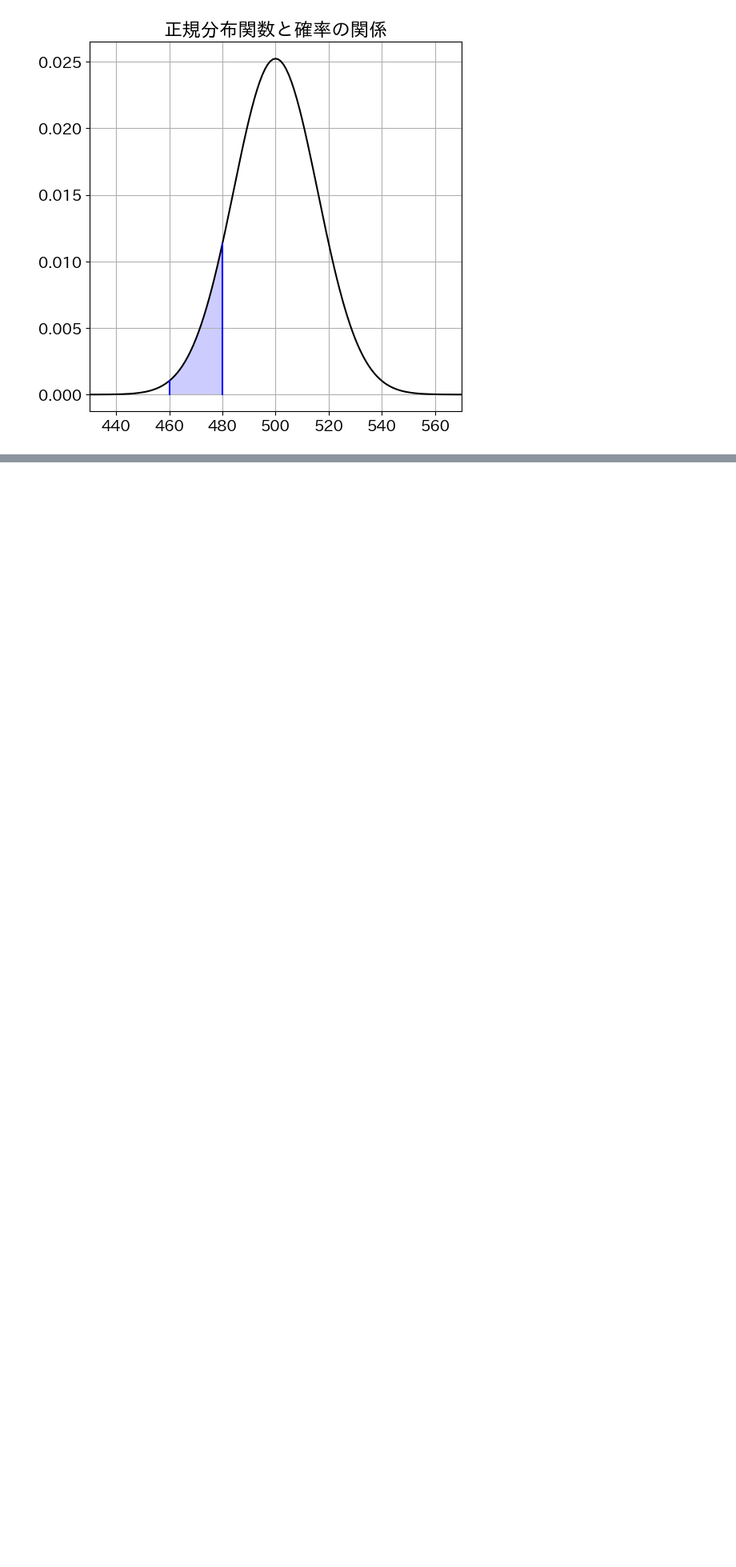
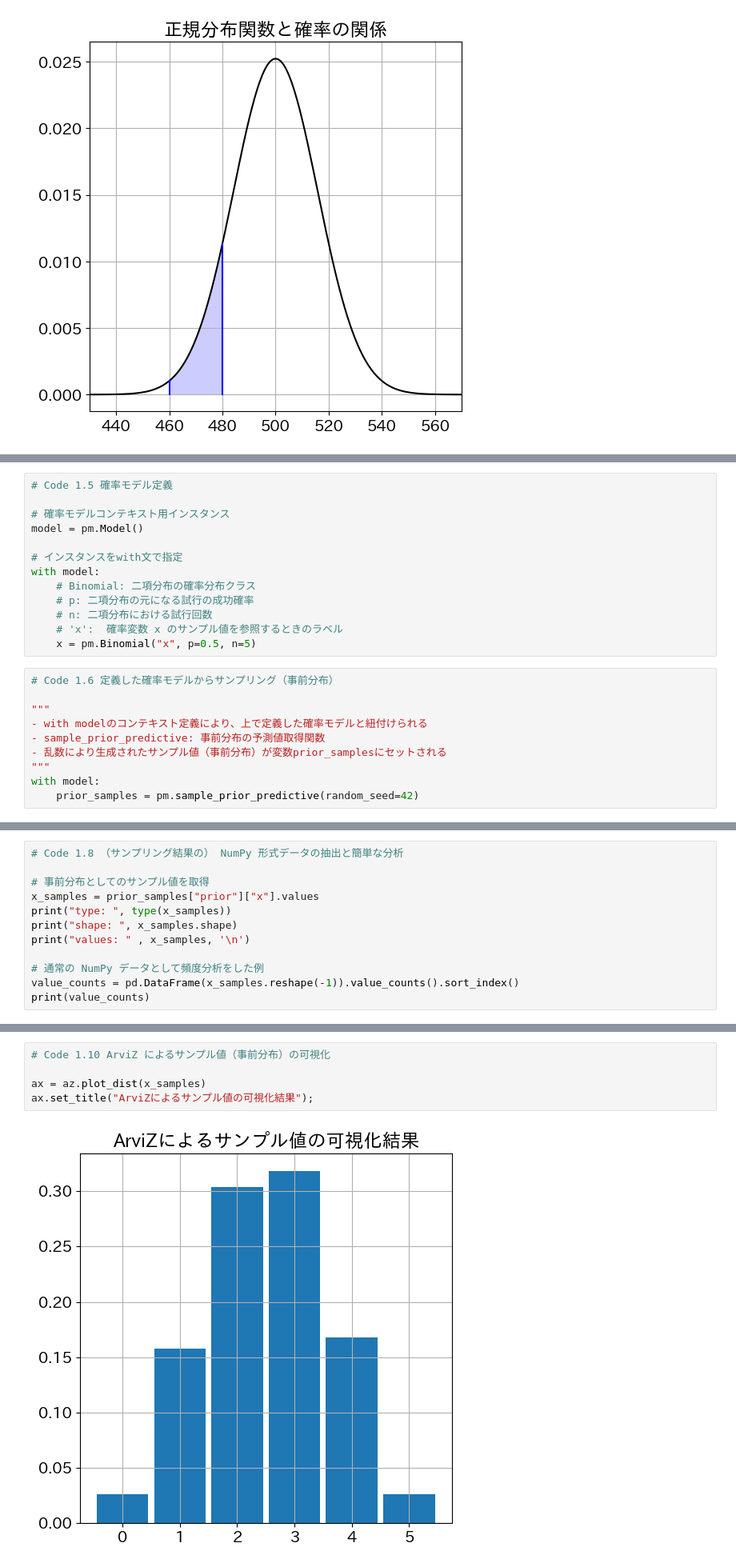
Before and after one commit to Nagayu71/basic-intro-Bayes-infer, a Jupyter notebook: chap1_probability_distribution.ipynb, the cells around one changed output, grey strips where cells are left out. Shown at 80% size. Saved outputs shown, nothing was run; the diff lists cells and outputs as text; blank space fills up the shorter version.

```diff
--- a/chap1_probability_distribution.ipynb
+++ b/chap1_probability_distribution.ipynb
@@ -88,0 +101,23 @@ plt.title('正規分布関数と確率の関係');
+# %%
+# Code 1.5 確率モデル定義
+
+# 確率モデルコンテキスト用インスタンス
+model = pm.Model()
+
+# インスタンスをwith文で指定
+with model:
+    # Binomial: 二項分布の確率分布クラス
+    # p: 二項分布の元になる試行の成功確率
+    # n: 二項分布における試行回数
+    # 'x':  確率変数 x のサンプル値を参照するときのラベル
+    x = pm.Binomial("x", p=0.5, n=5)
+# %%
+# Code 1.6 定義した確率モデルからサンプリング（事前分布）
+
+"""
+- with modelのコンテキスト定義により、上で定義した確率モデルと紐付けられる
+- sample_prior_predictive: 事前分布の予測値取得関数
+- 乱数により生成されたサンプル値（事前分布）が変数prior_samplesにセットされる
+"""
+with model:
+    prior_samples = pm.sample_prior_predictive(random_seed=42)
@@ -88,0 +133,12 @@ plt.title('正規分布関数と確率の関係');
+# %%
+# Code 1.8 （サンプリング結果の） NumPy 形式データの抽出と簡単な分析
+
+# 事前分布としてのサンプル値を取得
+x_samples = prior_samples["prior"]["x"].values
+print("type: ", type(x_samples))
+print("shape: ", x_samples.shape)
+print("values: " , x_samples, '\n')
+
+# 通常の NumPy データとして頻度分析をした例
+value_counts = pd.DataFrame(x_samples.reshape(-1)).value_counts().sort_index()
+print(value_counts)
@@ -88,0 +171,7 @@ plt.title('正規分布関数と確率の関係');
+# %%
+# Code 1.10 ArviZ によるサンプル値（事前分布）の可視化
+
+ax = az.plot_dist(x_samples)
+ax.set_title("ArviZによるサンプル値の可視化結果");
+# %% [output]
+[figure, added]
```
Also changed, not shown: parts of 5 cells of this notebook.
